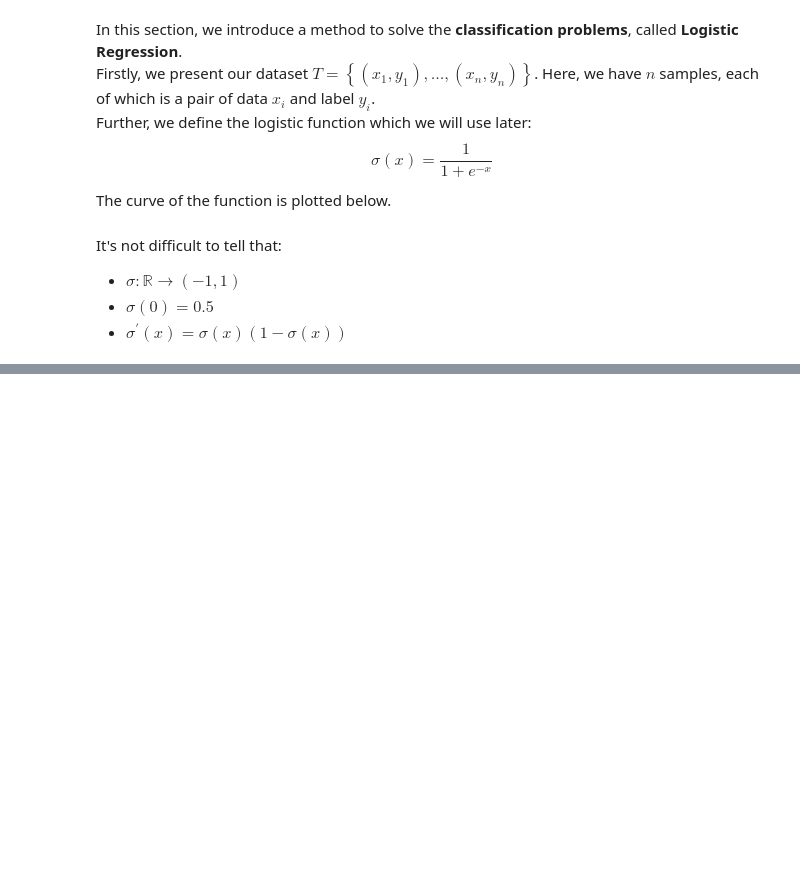
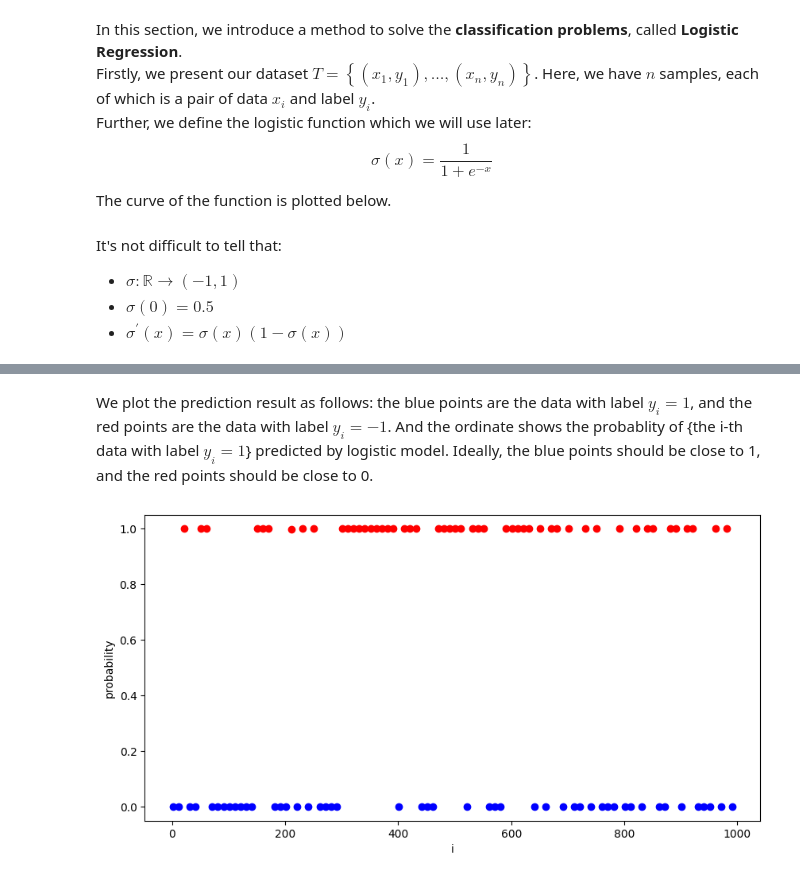
Before and after one commit to pkupzl/Fundamentals_of_ML, a Jupyter notebook: chapter2 linear models/Logistic_regression.ipynb, the cells around one changed output, grey strips where cells are left out. Drawn from its saved outputs; the diff is of its cells as text; code cells hidden in the pictures; blank space fills up the shorter version.

Commit message:
Accomplished codes in logistic regression

```diff
--- a/chapter2 linear models/Logistic_regression.ipynb
+++ b/chapter2 linear models/Logistic_regression.ipynb
@@ -58,0 +94,32 @@ $$ NLL(\bm{w})=-log(\prod_{i=1}^{n}P(y_{i}|\bm{x}_{i}))=-\sum_{i=1}^{n}\log P(y_
+# %%
+def w_gradient(X,Y,w):
+    m = X.shape[0]
+    return (-np.sum((Y-sigma(Y*np.dot(X,w)))*X,axis=0)).reshape(-1,1)
+# %%
+def predict(X,w):
+    return sigma(np.dot(X,w))
+# %%
+accuracy = []
+predict_error = []
+def GD(X,Y,w,eta,maxstep=10000):
+    cnt = 0
+    P = np.where(Y==1,1,0)
+    while True:
+        w = w - eta*w_gradient(X_train,Y,w)
+        if cnt>maxstep:
+            return w
+        probability = predict(X_train,w)
+        predicted_Y = np.where(probability>0.5,1,-1)
+        #if cnt%100==0:
+        #    print(w)
+        if np.linalg.norm(P-predict(X_train,w))<0.1:
+            return w
+        if cnt%10==0:
+            print( f'predict error: {np.linalg.norm(P-predict(X_train,w))}'  )
+            print(f'predict accuracy: {np.sum(predicted_Y==Y)/train_m}')
+            predict_error.append(np.linalg.norm(P-predict(X_train,w)))
+            accuracy.append(np.sum(predicted_Y==Y)/train_m)
+        cnt+=1
+# %%
+w = np.random.rand(feature_dim,1)
+w = GD(X_train,Y,w,eta=0.0001)
@@ -58,0 +144,15 @@ $$ NLL(\bm{w})=-log(\prod_{i=1}^{n}P(y_{i}|\bm{x}_{i}))=-\sum_{i=1}^{n}\log P(y_
+# %% [markdown]
+We plot the prediction result as follows: the blue points are the data with label $y_{i}=1$, and the red points are the data with label $y_{i}=-1$. And the ordinate shows the probablity of {the i-th data with label $y_{i}=1$} predicted by logistic model. Ideally, the blue points should be close to 1, and the red points should be close to 0.
+# %%
+probability = predict(X_train,w)
+plt.figure(figsize=(10,5))
+plt.xlabel('i')
+plt.ylabel('probability')
+for i in range(1000):
+    if i%10==0:
+        if X_train[i][0]+X_train[i][1]+X_train[i][2]>0:
+            plt.scatter(xx[i],probability[i],c='r')
+        else:
+            plt.scatter(xx[i],probability[i],c='b')
+# %% [output]
+[figure, added]
```
Also changed, not shown: parts of 9 cells of this notebook.
